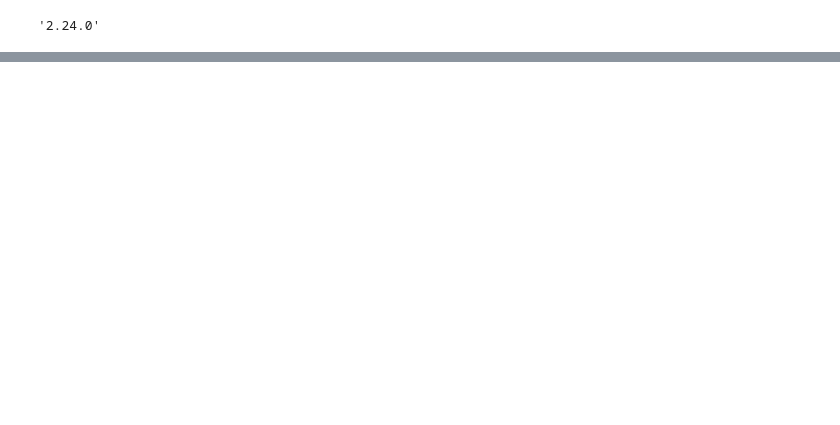
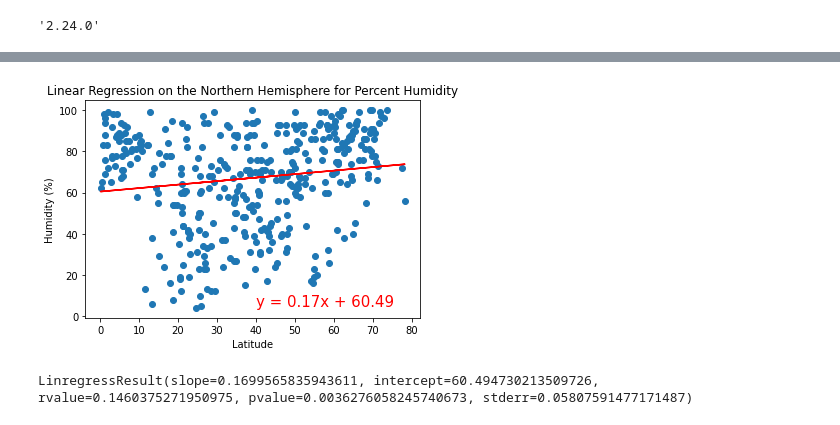
Before and after one commit to debcuyler/world_weather_analysis, a Jupyter notebook: WeatherPy.ipynb, the cells around one changed output, grey strips where cells are left out. Saved outputs shown, nothing was run; the diff lists cells and outputs as text; code cells hidden in the pictures; blank space fills up the shorter version.

```diff
--- a/WeatherPy.ipynb
+++ b/WeatherPy.ipynb
@@ -277,0 +348,10 @@ plt.show()
+# %%
+# Linear regression on the Northern Hemisphere
+x_values = northern_hemi_df["Lat"]
+y_values = northern_hemi_df["Humidity"]
+# Call the function.
+plot_linear_regression(x_values, y_values, "Linear Regression on the Northern Hemisphere for Percent Humidity", 'Humidity (%)',(40,5))
+linregress(x_values,y_values)
+# %% [output]
+[figure, added]
+LinregressResult(slope=0.1699565835943611, intercept=60.494730213509726, rvalue=0.1460375271950975, pvalue=0.0036276058245740673, stderr=0.05807591477171487)
```
Also changed, not shown: parts of 20 cells of this notebook.
